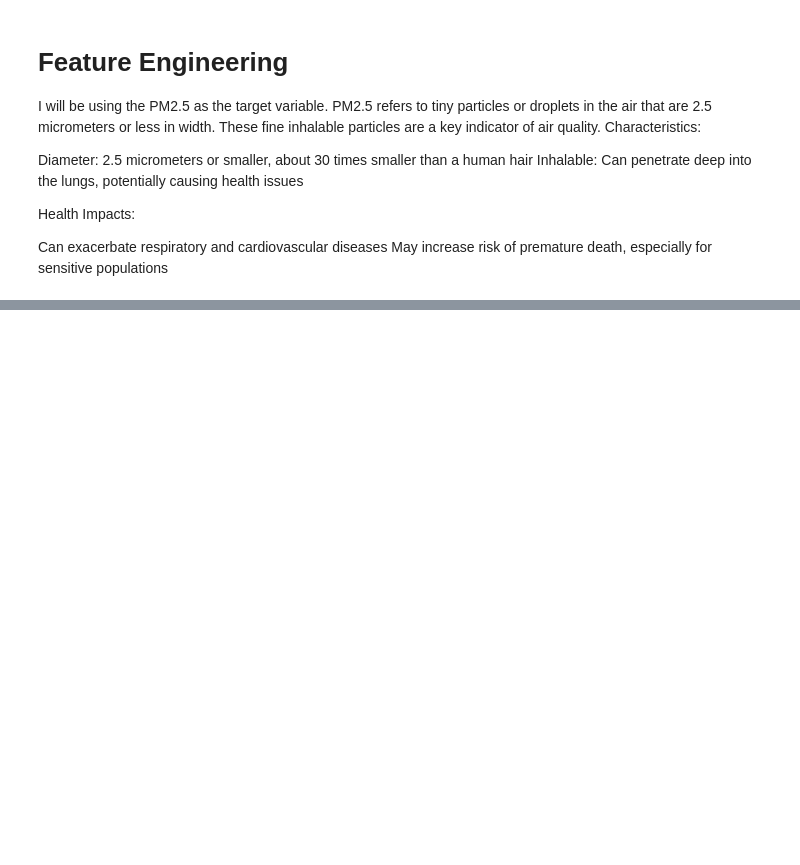
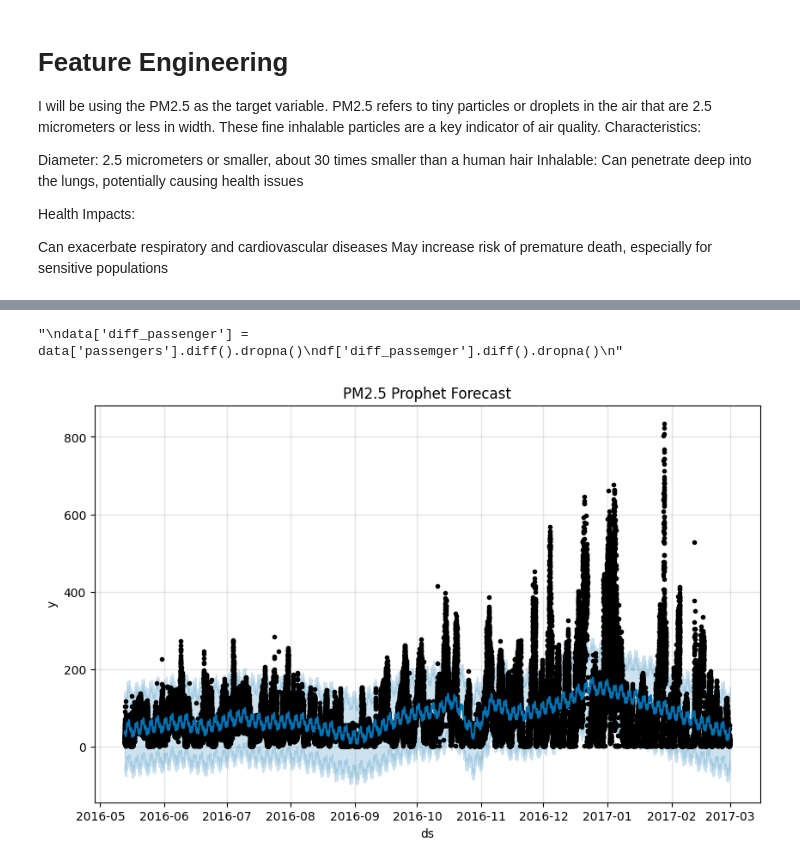
Before and after one commit to Mercymerine/Machine_learning2, a Jupyter notebook: Air_quality.ipynb, the cells around one changed output, grey strips where cells are left out. Cells and saved outputs as stored; diff of their text form; code cells hidden in the pictures; blank space fills up the shorter version.

```diff
--- a/Air_quality.ipynb
+++ b/Air_quality.ipynb
@@ -558,0 +469,3 @@ plt.show()
+# %%
+df_train.reset_index(inplace=True)
+df_test.reset_index(inplace=True)
@@ -558,0 +488,5 @@ plt.show()
+# %%
+df_test_prophet = df_test[['datetime', 'PM2.5']].rename(columns={'datetime': 'ds', 'PM2.5': 'y'})
+# %%
+model = Prophet()
+model.predict(df_test_prophet)
@@ -558,0 +505,2 @@ plt.show()
+# %%
+forecast = model.predict(df_test_prophet)
@@ -558,0 +516,14 @@ plt.show()
+# %%
+'''
+data['diff_passenger'] = data['passengers'].diff().dropna()
+df['diff_passemger'].diff().dropna()
+'''
+# %% [output]
+"\ndata['diff_passenger'] = data['passengers'].diff().dropna()\ndf['diff_passemger'].diff().dropna()\n"
+# %%
+fig, ax = plt.subplots(figsize=(10, 6))
+fig = model.plot(forecast, ax=ax)
+ax.set_title('PM2.5 Prophet Forecast')
+plt.show()
+# %% [output]
+[figure, added]
```
Also changed, not shown: parts of 39 cells of this notebook.
